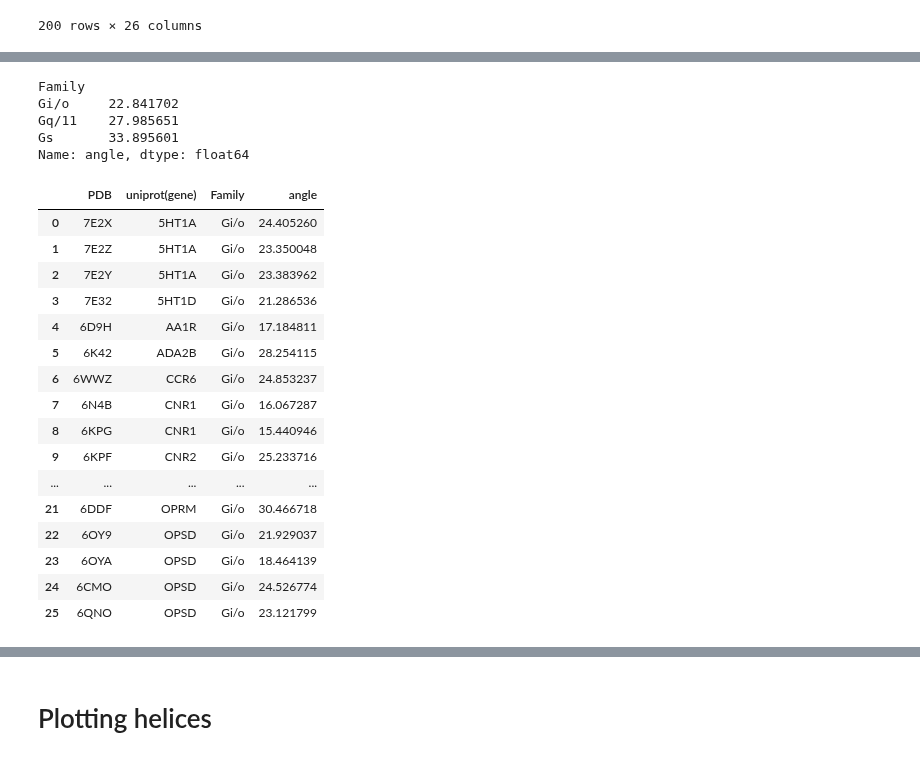
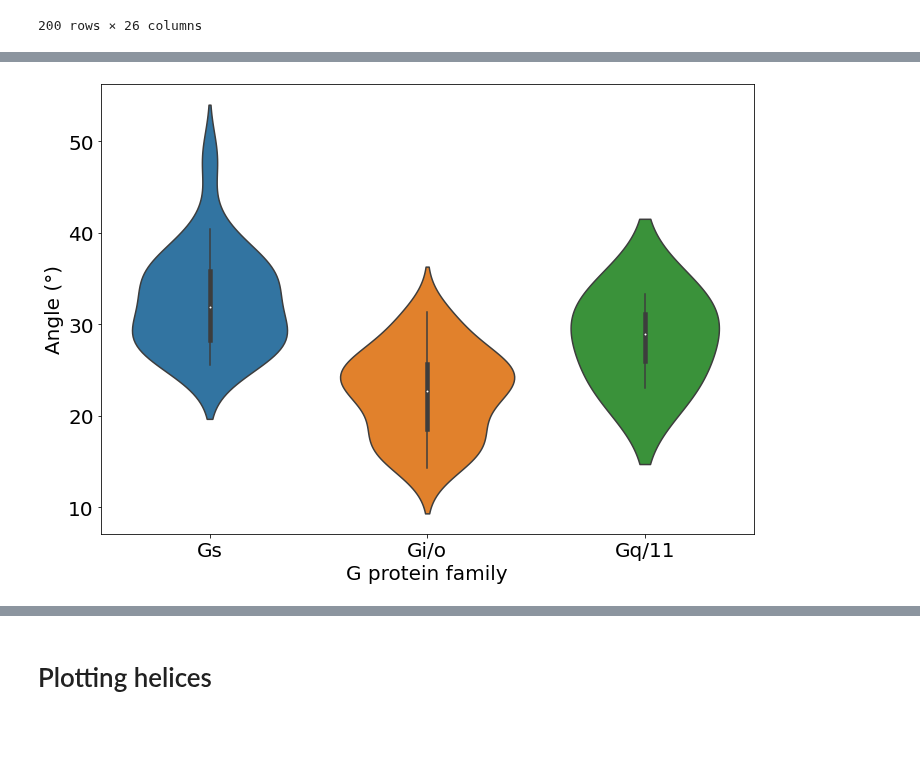
Before and after one commit to flurinh/mt, a Jupyter notebook: helixangle.ipynb, the cells around one changed output, grey strips where cells are left out. Saved outputs shown, nothing was run; the diff lists cells and outputs as text; code cells hidden in the pictures; blank space fills up the shorter version.

```diff
--- a/helixangle.ipynb
+++ b/helixangle.ipynb
@@ -147,8 +98,0 @@ p.table[p.table['angle']==0]
-# %%
-p.table[p.table['angle']>0].groupby('Family').mean()['angle']
-# %% [output]
-Family
-Gi/o     22.841702
-Gq/11    27.985651
-Gs       33.895601
-Name: angle, dtype: float64
@@ -157,21 +99,37 @@ Name: angle, dtype: float64
-# %%
-small = p.table[['PDB', 'uniprot(gene)', 'Family', 'angle']].copy()
-small[(p.table['angle']>0)&(small['Family']=='Gi/o')].sort_values('uniprot(gene)').reset_index(drop=True)#.to_csv('gio_angle_tm3_h5.csv')
-# %% [output]
-|  | PDB | uniprot(gene) | Family | angle |
-| 0 | 7E2X | 5HT1A | Gi/o | 24.405260 |
-| 1 | 7E2Z | 5HT1A | Gi/o | 23.350048 |
-| 2 | 7E2Y | 5HT1A | Gi/o | 23.383962 |
-| 3 | 7E32 | 5HT1D | Gi/o | 21.286536 |
-| 4 | 6D9H | AA1R | Gi/o | 17.184811 |
-| 5 | 6K42 | ADA2B | Gi/o | 28.254115 |
-| 6 | 6WWZ | CCR6 | Gi/o | 24.853237 |
-| 7 | 6N4B | CNR1 | Gi/o | 16.067287 |
-| 8 | 6KPG | CNR1 | Gi/o | 15.440946 |
-| 9 | 6KPF | CNR2 | Gi/o | 25.233716 |
-| ... | ... | ... | ... | ... |
-| 21 | 6DDF | OPRM | Gi/o | 30.466718 |
-| 22 | 6OY9 | OPSD | Gi/o | 21.929037 |
-| 23 | 6OYA | OPSD | Gi/o | 18.464139 |
-| 24 | 6CMO | OPSD | Gi/o | 24.526774 |
-| 25 | 6QNO | OPSD | Gi/o | 23.121799 |
+# %%
+run_angle_analysis(p, '3.5vsH5.3_15', start=3.40, end=3.53, gstart=3, gend=15)
+run_angle_analysis(p, '3.5vsH5.16_26', start=3.40, end=3.53, gstart=16, gend=26)
+run_angle_analysis(p, '8.5vsH5.3_15', start=8.53, end=8.63, gstart=3, gend=15)
+run_angle_analysis(p, '8.5vsH5.16_26', start=8.53, end=8.63, gstart=16, gend=26)
+run_angle_analysis(p, '3.5vsHN.30_53', start=3.40, end=3.53, gprot_region='HN', gstart=30, gend=53)
+run_angle_analysis(p, '8.5vsHN.30_53', start=8.53, end=8.63, gprot_region='HN', gstart=30, gend=53)
+# %%
+import pandas as pd
+import numpy as np
+import matplotlib.pyplot as plt
+import matplotlib
+import seaborn as sns
+
+def make_plot(data, col='3.5vsH5.3_15', save=True):
+
+    a4_dims = (11.7, 8.27)
+    fontsize = 20
+
+    fig, axes = plt.subplots(figsize=a4_dims)
+    sns.violinplot('Family', col, data=data[data[col]>0], ax = axes)
+
+    axes.yaxis.grid(False)
+    axes.set_xlabel('G protein family')
+    axes.set_ylabel('Angle (°)')
+    matplotlib.rcParams.update({'font.size': fontsize})
+
+    if save:
+        plt.rcParams['savefig.dpi'] = 300
+        name = 'plots/mt/'+col.replace('.', '_')+'.png'
+        plt.savefig(name)
+    else:
+        plt.show()
+# %%
+make_plot(p.table, col='3.5vsH5.3_15')
+# %% [output]
+[figure, added]
```
Also changed, not shown: parts of 20 cells of this notebook, 19 other files.
